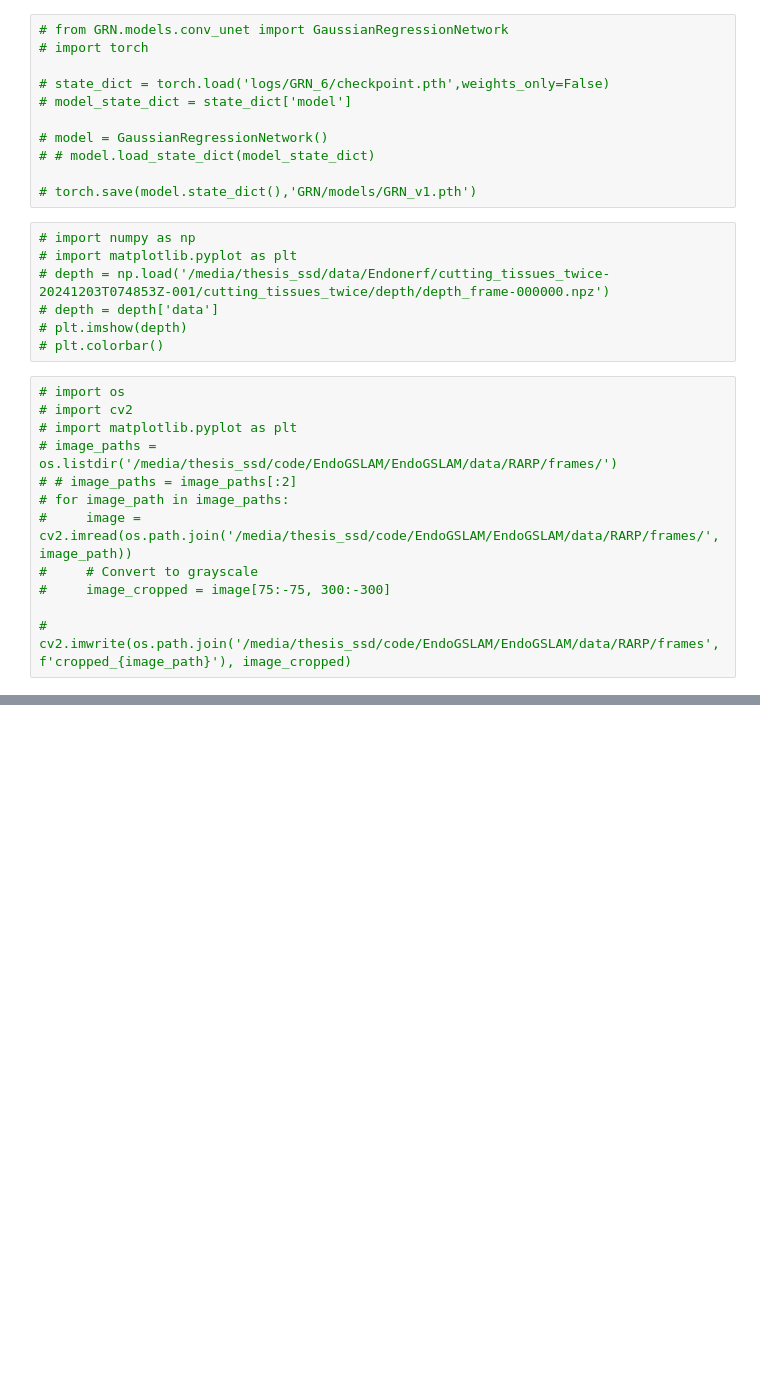
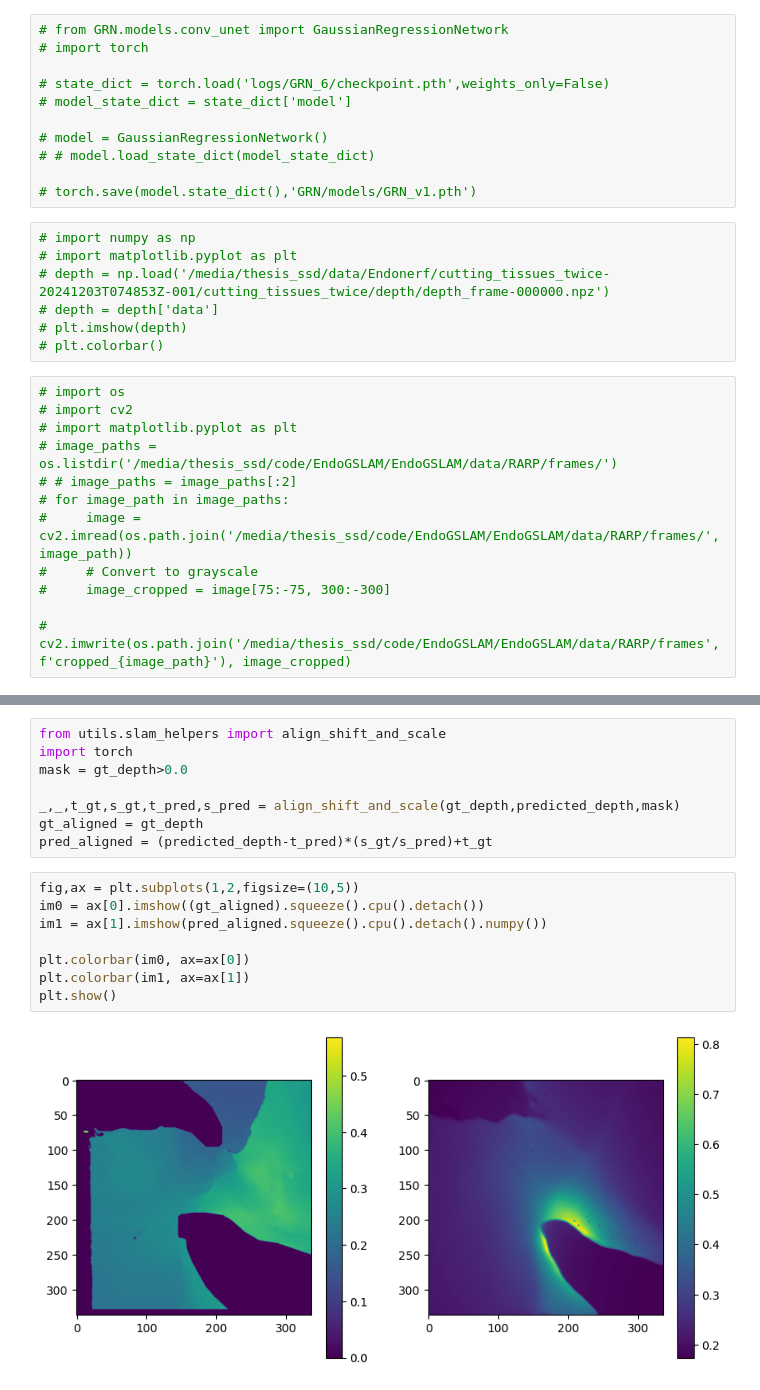
Before and after one commit to nasrelkad/SurgeSplam_deformation, a Jupyter notebook: eval.ipynb, the cells around one changed output, grey strips where cells are left out. Saved outputs shown, nothing was run; the diff lists cells and outputs as text; blank space fills up the shorter version.

```diff
--- a/eval.ipynb
+++ b/eval.ipynb
@@ -280,0 +281,18 @@ image_paths[2:]
+# %%
+from utils.slam_helpers import align_shift_and_scale
+import torch
+mask = gt_depth>0.0
+
+_,_,t_gt,s_gt,t_pred,s_pred = align_shift_and_scale(gt_depth,predicted_depth,mask)
+gt_aligned = gt_depth
+pred_aligned = (predicted_depth-t_pred)*(s_gt/s_pred)+t_gt
+# %%
+fig,ax = plt.subplots(1,2,figsize=(10,5))
+im0 = ax[0].imshow((gt_aligned).squeeze().cpu().detach())
+im1 = ax[1].imshow(pred_aligned.squeeze().cpu().detach().numpy())
+
+plt.colorbar(im0, ax=ax[0])
+plt.colorbar(im1, ax=ax[1])
+plt.show()
+# %% [output]
+[figure, added]
```
Also changed, not shown: parts of 14 cells of this notebook, 4 other files.
